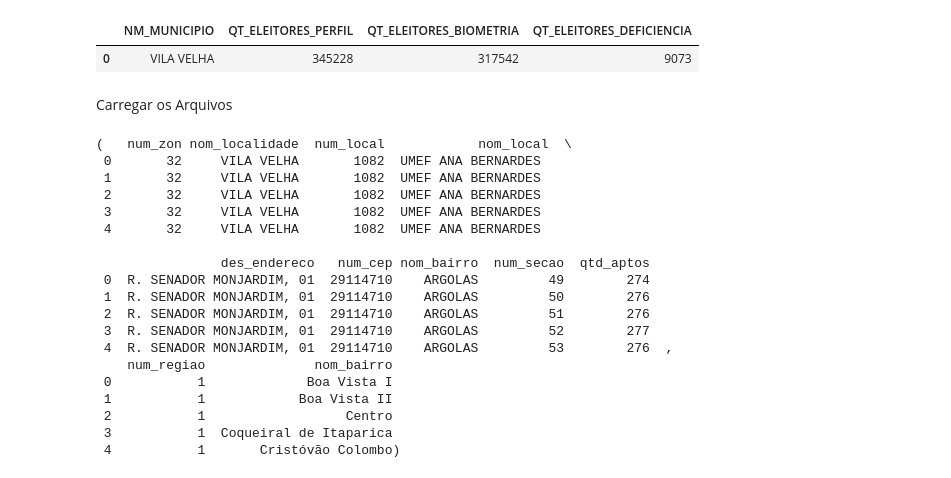
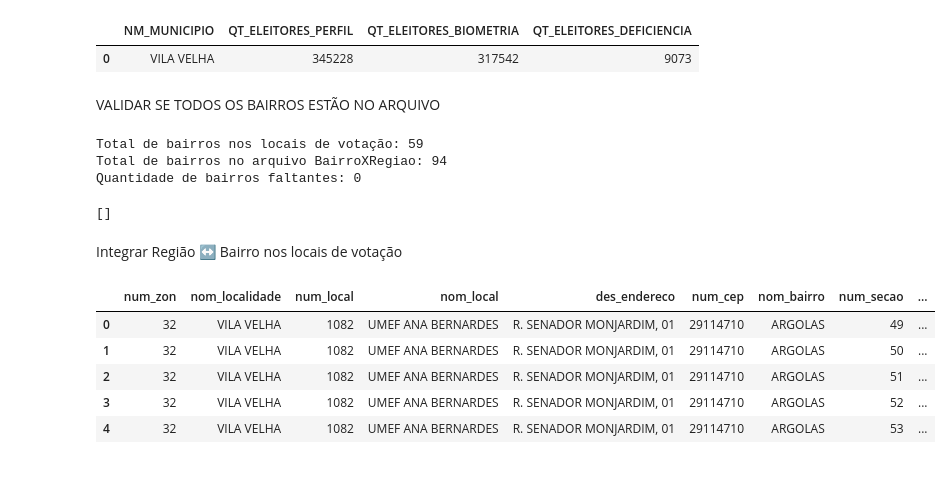
Before and after one commit to JohnDiognes/analise-perfil-eleitor-vila-velha, a Jupyter notebook: notebooks/01_extracao_e_limpeza.ipynb, the cells around one changed output. Drawn from its saved outputs; the diff is of its cells as text; code cells hidden in the pictures.

```diff
--- a/notebooks/01_extracao_e_limpeza.ipynb
+++ b/notebooks/01_extracao_e_limpeza.ipynb
@@ -175,30 +199,53 @@ df_vv.groupby("NM_MUNICIPIO").agg({
 # %% [output]
 |  | NM_MUNICIPIO | QT_ELEITORES_PERFIL | QT_ELEITORES_BIOMETRIA | QT_ELEITORES_DEFICIENCIA |
 | 0 | VILA VELHA | 345228 | 317542 | 9073 |
-# %% [markdown]
-Carregar os Arquivos
-# %%
-df_locais = pd.read_csv("dados/Local_votacao_Vila_Velha.csv", encoding="latin-1")
-df_bairros = pd.read_csv("dados/BairroXRegiao.csv", encoding="latin-1")
-
-df_locais.head(), df_bairros.head()
-# %% [output]
-(   num_zon nom_localidade  num_local            nom_local  \
- 0       32     VILA VELHA       1082  UMEF ANA BERNARDES
- 1       32     VILA VELHA       1082  UMEF ANA BERNARDES
- 2       32     VILA VELHA       1082  UMEF ANA BERNARDES
- 3       32     VILA VELHA       1082  UMEF ANA BERNARDES
- 4       32     VILA VELHA       1082  UMEF ANA BERNARDES
-
-                des_endereco   num_cep nom_bairro  num_secao  qtd_aptos
- 0  R. SENADOR MONJARDIM, 01  29114710    ARGOLAS         49        274
- 1  R. SENADOR MONJARDIM, 01  29114710    ARGOLAS         50        276
- 2  R. SENADOR MONJARDIM, 01  29114710    ARGOLAS         51        276
- 3  R. SENADOR MONJARDIM, 01  29114710    ARGOLAS         52        277
- 4  R. SENADOR MONJARDIM, 01  29114710    ARGOLAS         53        276  ,
-    num_regiao              nom_bairro
- 0           1             Boa Vista I
- 1           1            Boa Vista II
- 2           1                  Centro
- 3           1  Coqueiral de Itaparica
- 4           1       Cristóvão Colombo)
+# %% [markdown]
+VALIDAR SE TODOS OS BAIRROS ESTÃO NO ARQUIVO
+# %%
+import pandas as pd
+
+# Carrega as bases
+df_locais = pd.read_csv("dados/Local_votacao_Vila_Velha.csv", encoding="latin1")
+df_bairros = pd.read_csv("dados/BairroXRegiao.csv", encoding="latin1")
+
+# Normalização dos nomes
+bairros_locais = df_locais['nom_bairro'].str.upper().str.strip().unique()
+bairros_regiao = df_bairros['nom_bairro'].str.upper().str.strip().unique()
+
+# Conjuntos para comparação
+set_locais = set(bairros_locais)
+set_regiao = set(bairros_regiao)
+
+# Bairros faltantes (presentes nos locais, mas ausentes na tabela de regiões)
+bairros_faltantes = sorted(list(set_locais - set_regiao))
+
+print("Total de bairros nos locais de votação:", len(set_locais))
+print("Total de bairros no arquivo BairroXRegiao:", len(set_regiao))
+print("Quantidade de bairros faltantes:", len(bairros_faltantes))
+
+bairros_faltantes
+# %% [output]
+Total de bairros nos locais de votação: 59
+Total de bairros no arquivo BairroXRegiao: 94
+Quantidade de bairros faltantes: 0
+[]
+# %% [markdown]
+Integrar Região ↔ Bairro nos locais de votação
+# %%
+df_bairros["nom_bairro_up"] = df_bairros["nom_bairro"].str.upper().str.strip()
+df_locais["nom_bairro_up"] = df_locais["nom_bairro"].str.upper().str.strip()
+
+df_locais_regiao = df_locais.merge(
+    df_bairros[["num_regiao", "nom_bairro_up"]],
+    on="nom_bairro_up",
+    how="left"
+)
+
+df_locais_regiao.head()
+# %% [output]
+|  | num_zon | nom_localidade | num_local | nom_local | des_endereco | num_cep | nom_bairro | num_secao | ... |
+| 0 | 32 | VILA VELHA | 1082 | UMEF ANA BERNARDES | R. SENADOR MONJARDIM, 01 | 29114710 | ARGOLAS | 49 | ... |
+| 1 | 32 | VILA VELHA | 1082 | UMEF ANA BERNARDES | R. SENADOR MONJARDIM, 01 | 29114710 | ARGOLAS | 50 | ... |
+| 2 | 32 | VILA VELHA | 1082 | UMEF ANA BERNARDES | R. SENADOR MONJARDIM, 01 | 29114710 | ARGOLAS | 51 | ... |
+| 3 | 32 | VILA VELHA | 1082 | UMEF ANA BERNARDES | R. SENADOR MONJARDIM, 01 | 29114710 | ARGOLAS | 52 | ... |
+| 4 | 32 | VILA VELHA | 1082 | UMEF ANA BERNARDES | R. SENADOR MONJARDIM, 01 | 29114710 | ARGOLAS | 53 | ... |
```
Also changed, not shown: parts of 18 cells of this notebook.
